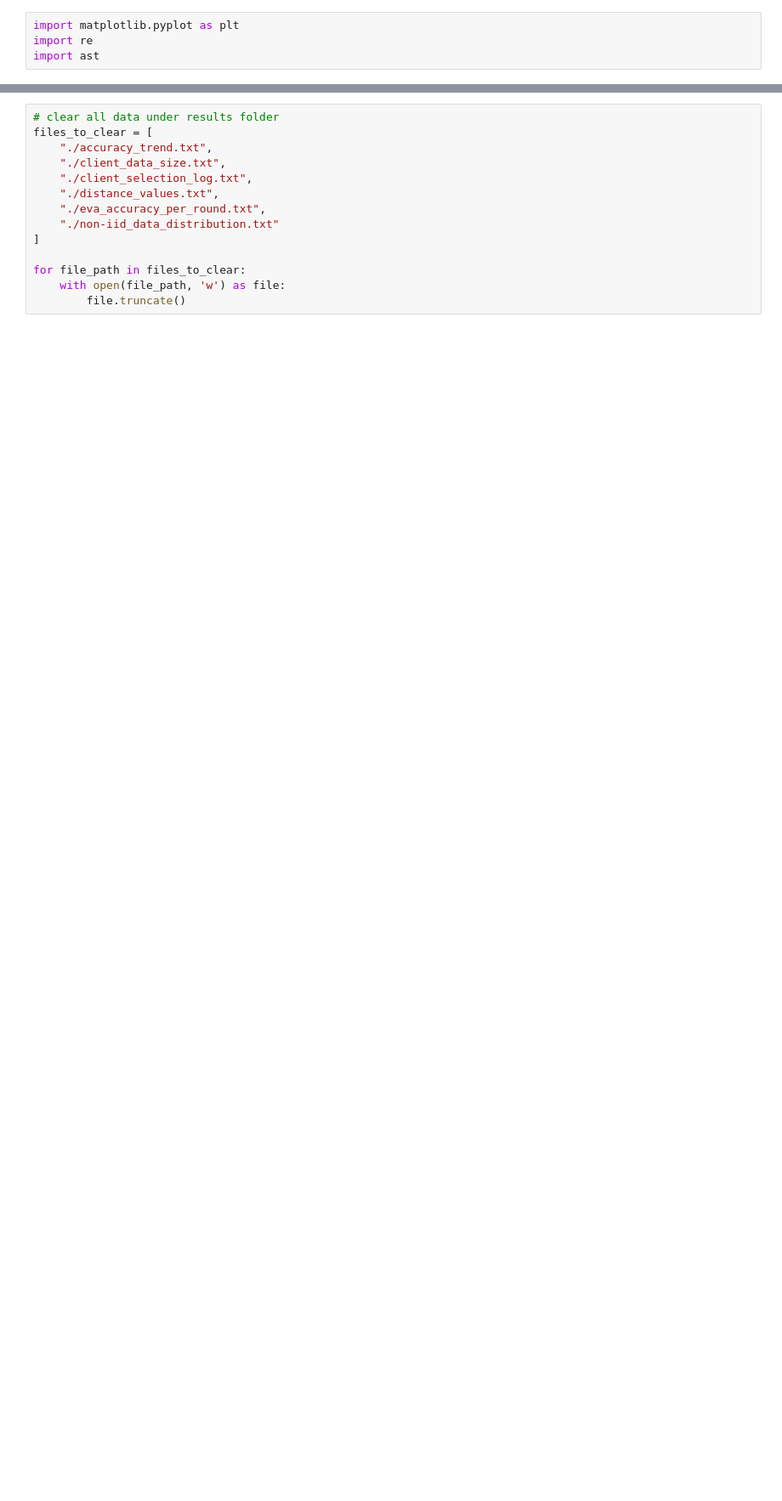
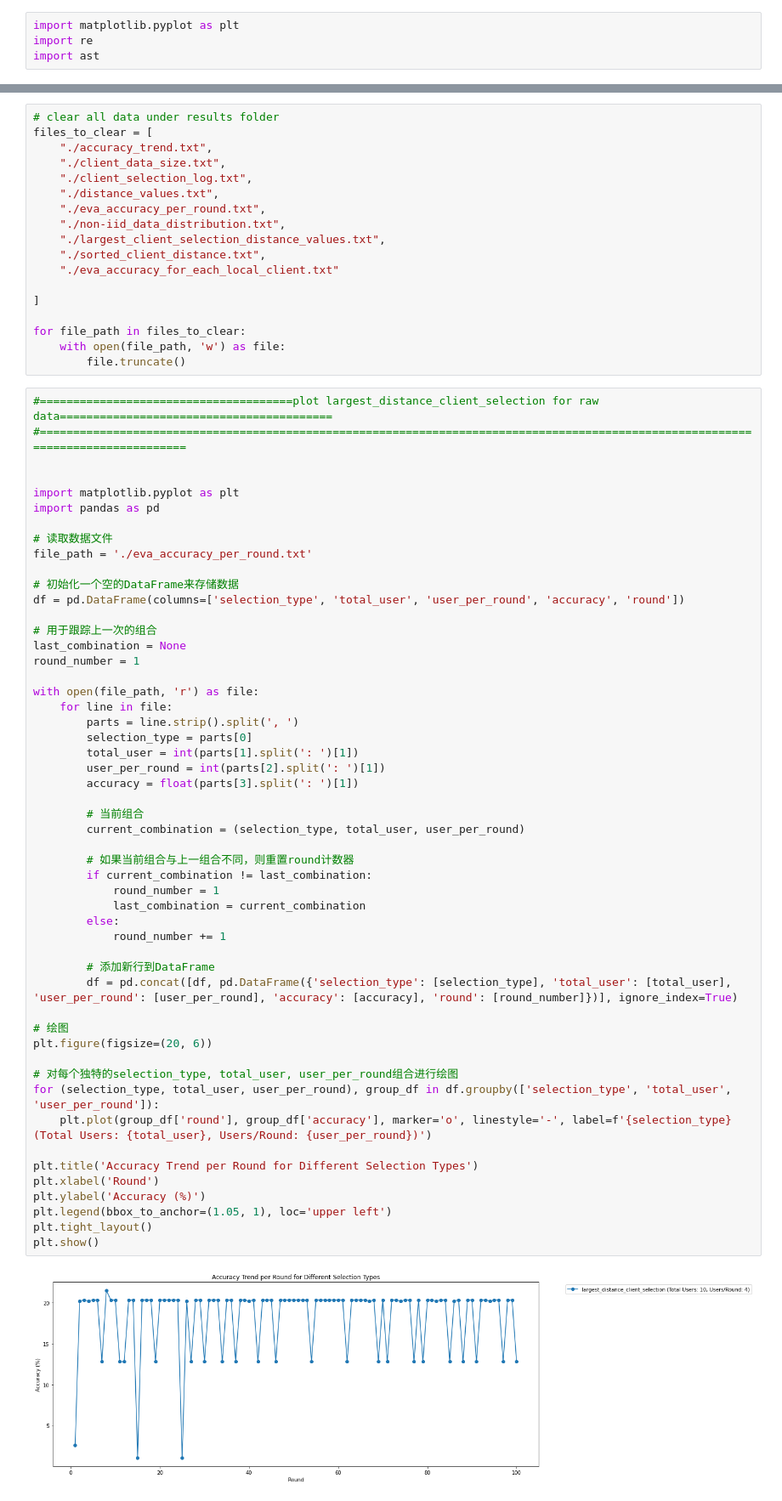
Before and after one commit to shou123/FLsim, a Jupyter notebook: results/plot.ipynb, the cells around one changed output, grey strips where cells are left out. Shown: that part at 85% size. Saved outputs shown, nothing was run; the diff lists cells and outputs as text; blank space fills up the shorter version.

Commit message:
update for largest distance selection

```diff
--- a/results/plot.ipynb
+++ b/results/plot.ipynb
@@ -240,9 +253,67 @@ files_to_clear = [
     "./client_selection_log.txt",
     "./distance_values.txt",
     "./eva_accuracy_per_round.txt",
-    "./non-iid_data_distribution.txt"
+    "./non-iid_data_distribution.txt",
+    "./largest_client_selection_distance_values.txt",
+    "./sorted_client_distance.txt",
+    "./eva_accuracy_for_each_local_client.txt"
+
 ]
 
 for file_path in files_to_clear:
     with open(file_path, 'w') as file:
         file.truncate()
+# %%
+#======================================plot largest_distance_client_selection for raw data=========================================
+#==================================================================================================================================
+
+
+import matplotlib.pyplot as plt
+import pandas as pd
+
+# 读取数据文件
+file_path = './eva_accuracy_per_round.txt'
+
+# 初始化一个空的DataFrame来存储数据
+df = pd.DataFrame(columns=['selection_type', 'total_user', 'user_per_round', 'accuracy', 'round'])
+
+# 用于跟踪上一次的组合
+last_combination = None
+round_number = 1
+
+with open(file_path, 'r') as file:
+    for line in file:
+        parts = line.strip().split(', ')
+        selection_type = parts[0]
+        total_user = int(parts[1].split(': ')[1])
+        user_per_round = int(parts[2].split(': ')[1])
+        accuracy = float(parts[3].split(': ')[1])
+
+        # 当前组合
+        current_combination = (selection_type, total_user, user_per_round)
+
+        # 如果当前组合与上一组合不同，则重置round计数器
+        if current_combination != last_combination:
+            round_number = 1
+            last_combination = current_combination
+        else:
+            round_number += 1
+
+        # 添加新行到DataFrame
+        df = pd.concat([df, pd.DataFrame({'selection_type': [selection_type], 'total_user': [total_user], 'user_per_round': [user_per_round], 'accuracy': [accuracy], 'round': [round_number]})], ignore_index=True)
+
+# 绘图
+plt.figure(figsize=(20, 6))
+
+# 对每个独特的selection_type, total_user, user_per_round组合进行绘图
+for (selection_type, total_user, user_per_round), group_df in df.groupby(['selection_type', 'total_user', 'user_per_round']):
+    plt.plot(group_df['round'], group_df['accuracy'], marker='o', linestyle='-', label=f'{selection_type} (Total Users: {total_user}, Users/Round: {user_per_round})')
+
+plt.title('Accuracy Trend per Round for Different Selection Types')
+plt.xlabel('Round')
+plt.ylabel('Accuracy (%)')
+plt.legend(bbox_to_anchor=(1.05, 1), loc='upper left')
+plt.tight_layout()
+plt.show()
+# %% [output]
+[figure, added]
```
Also changed, not shown: parts of 8 cells of this notebook, 8 other files.
